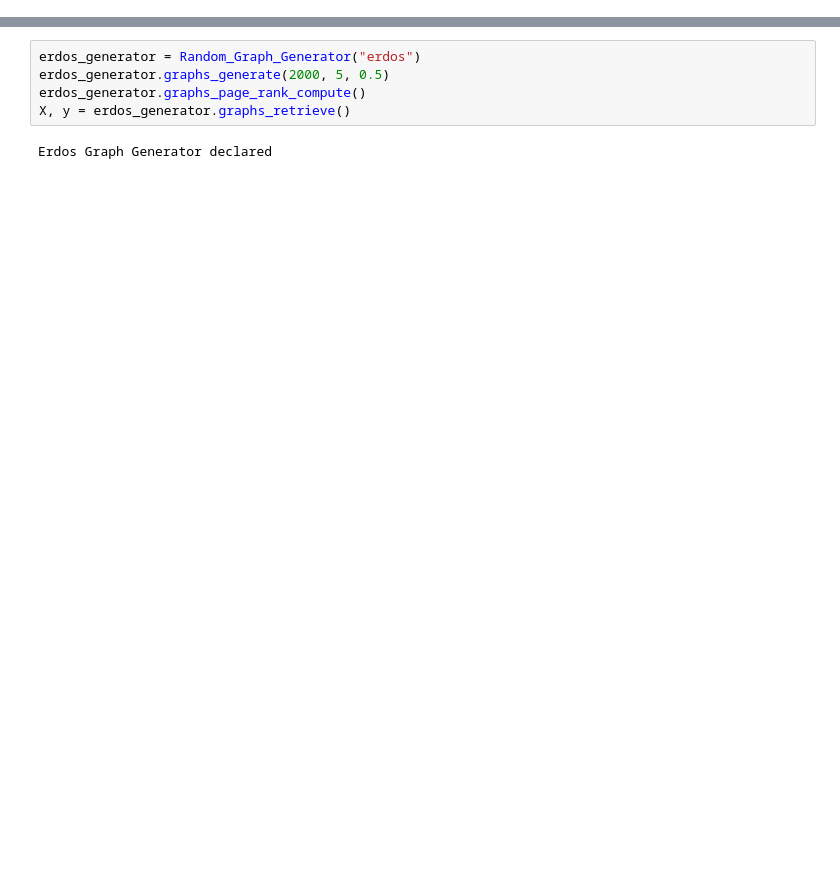
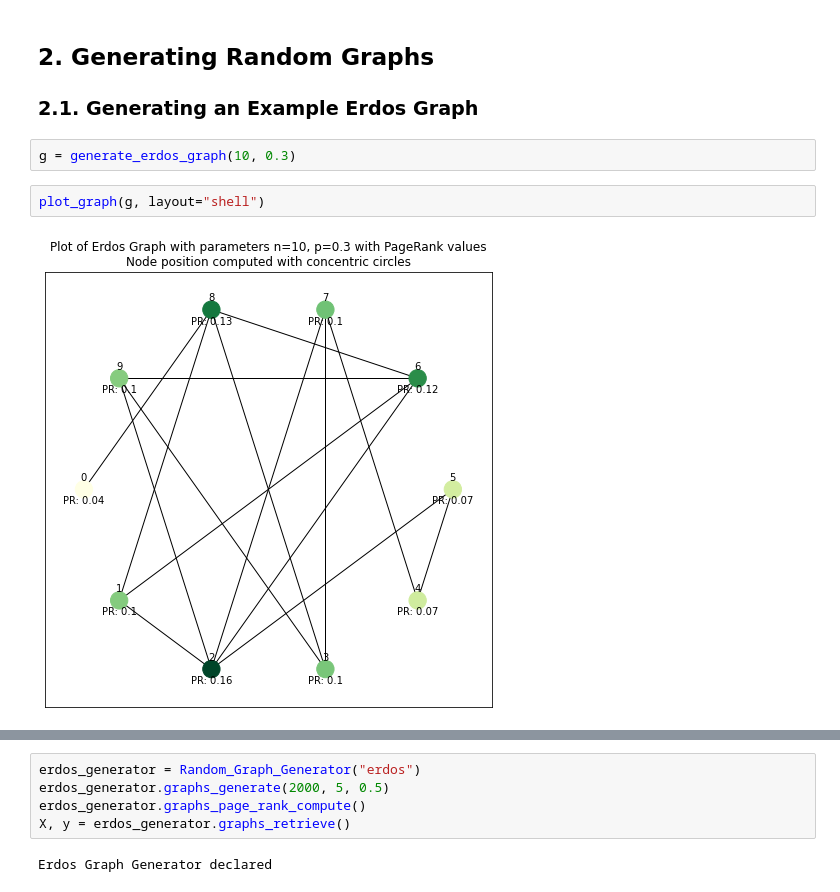
Before and after one commit to qlero/page_rank_GNN, a Jupyter notebook: page_rank_gnn.ipynb, the cells around one changed output, grey strips where cells are left out. Saved outputs shown, nothing was run; the diff lists cells and outputs as text; blank space fills up the shorter version.

Commit message:
Parts 1, 2: PageRank Algo., Example Graphs

```diff
--- a/page_rank_gnn.ipynb
+++ b/page_rank_gnn.ipynb
@@ -21,0 +137,10 @@ import numpy as np
+# %% [markdown]
+## 2. Generating Random Graphs
+
+### 2.1. Generating an Example Erdos Graph
+# %%
+g = generate_erdos_graph(10, 0.3)
+# %%
+plot_graph(g, layout="shell")
+# %% [output]
+[figure, added]
```
Also changed, not shown: parts of 27 cells of this notebook, 5 other files.
